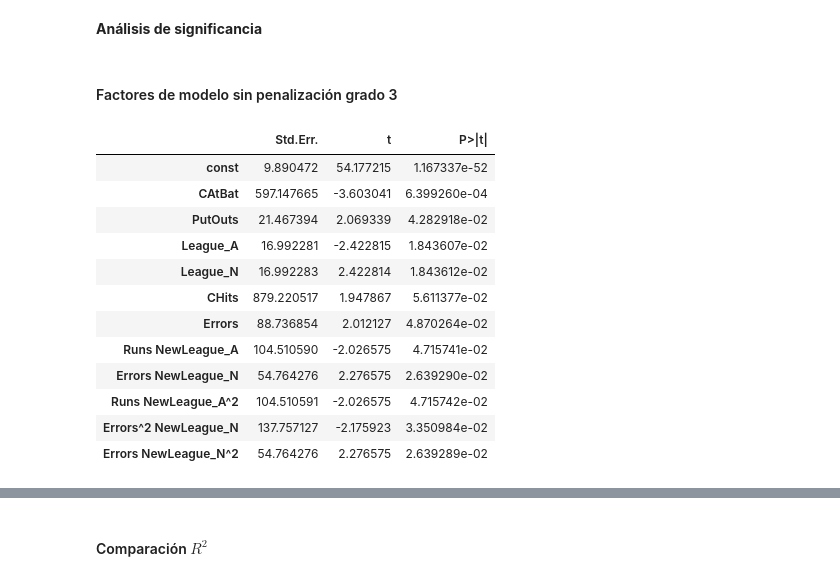
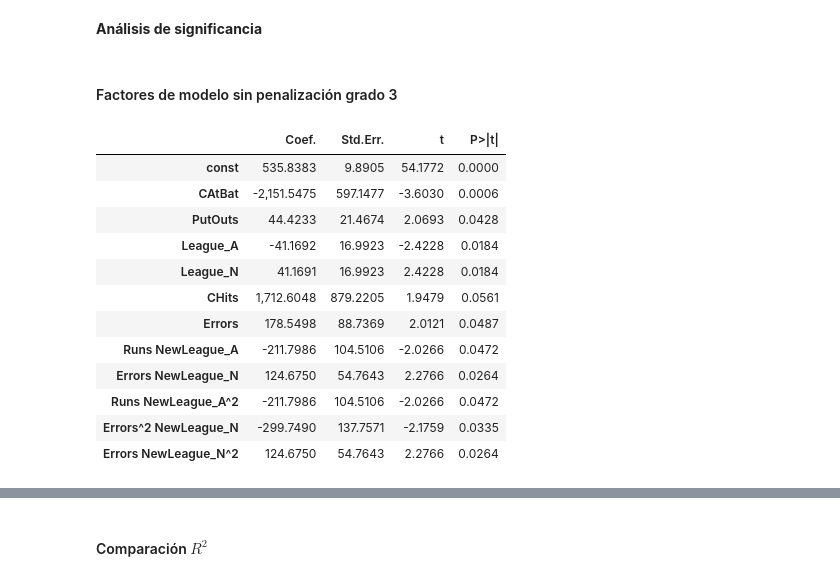
Before and after one commit to AnaSofiaHinojosa/Proyecto1LabAprEstadistico, a Jupyter notebook: Proyecto1.ipynb, the cells around one changed output, grey strips where cells are left out. Cells and saved outputs as stored; diff of their text form; code cells hidden in the pictures.

```diff
--- a/Proyecto1.ipynb
+++ b/Proyecto1.ipynb
@@ -674,23 +696,23 @@ strong multicollinearity problems or that the design matrix is singular.
 # %%
 tabla = sin_penalizacion(data_cubica)[2].summary2().tables[1]
 tabla_filtrada = tabla[tabla['P>|t|'] < 0.06]
 display(Markdown("#### Factores de modelo sin penalización grado 3"))
-tabla_filtrada[['Std.Err.', 't', 'P>|t|']]
+tabla_filtrada[['Coef.', 'Std.Err.', 't', 'P>|t|']]
 # %% [output]
 #### Factores de modelo sin penalización grado 3
-|  | Std.Err. | t | P>|t| |
-| const | 9.890472 | 54.177215 | 1.167337e-52 |
-| CAtBat | 597.147665 | -3.603041 | 6.399260e-04 |
-| PutOuts | 21.467394 | 2.069339 | 4.282918e-02 |
-| League_A | 16.992281 | -2.422815 | 1.843607e-02 |
-| League_N | 16.992283 | 2.422814 | 1.843612e-02 |
-| CHits | 879.220517 | 1.947867 | 5.611377e-02 |
-| Errors | 88.736854 | 2.012127 | 4.870264e-02 |
-| Runs NewLeague_A | 104.510590 | -2.026575 | 4.715741e-02 |
-| Errors NewLeague_N | 54.764276 | 2.276575 | 2.639290e-02 |
-| Runs NewLeague_A^2 | 104.510591 | -2.026575 | 4.715742e-02 |
-| Errors^2 NewLeague_N | 137.757127 | -2.175923 | 3.350984e-02 |
-| Errors NewLeague_N^2 | 54.764276 | 2.276575 | 2.639289e-02 |
+|  | Coef. | Std.Err. | t | P>|t| |
+| const | 535.8383 | 9.8905 | 54.1772 | 0.0000 |
+| CAtBat | -2,151.5475 | 597.1477 | -3.6030 | 0.0006 |
+| PutOuts | 44.4233 | 21.4674 | 2.0693 | 0.0428 |
+| League_A | -41.1692 | 16.9923 | -2.4228 | 0.0184 |
+| League_N | 41.1691 | 16.9923 | 2.4228 | 0.0184 |
+| CHits | 1,712.6048 | 879.2205 | 1.9479 | 0.0561 |
+| Errors | 178.5498 | 88.7369 | 2.0121 | 0.0487 |
+| Runs NewLeague_A | -211.7986 | 104.5106 | -2.0266 | 0.0472 |
+| Errors NewLeague_N | 124.6750 | 54.7643 | 2.2766 | 0.0264 |
+| Runs NewLeague_A^2 | -211.7986 | 104.5106 | -2.0266 | 0.0472 |
+| Errors^2 NewLeague_N | -299.7490 | 137.7571 | -2.1759 | 0.0335 |
+| Errors NewLeague_N^2 | 124.6750 | 54.7643 | 2.2766 | 0.0264 |
 # %%
 ridge(data_cubica, 1)[0]
 # %% [output]
```
Also changed, not shown: parts of 25 cells of this notebook.
